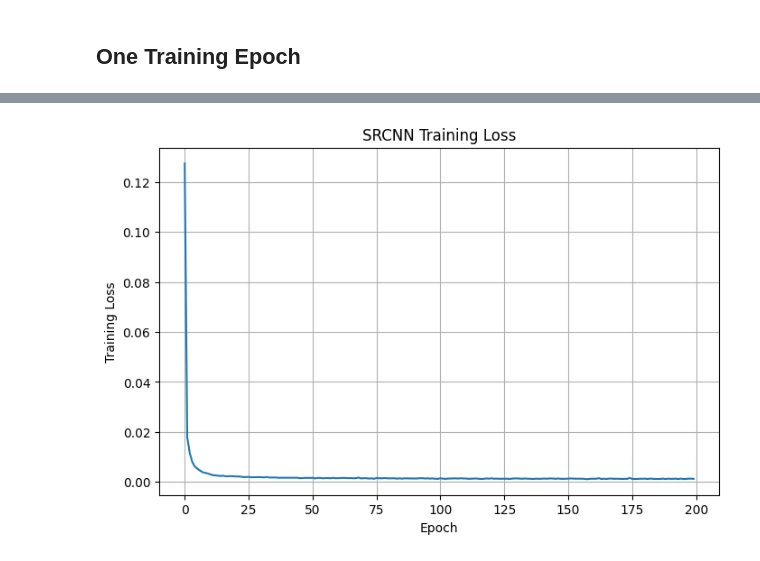
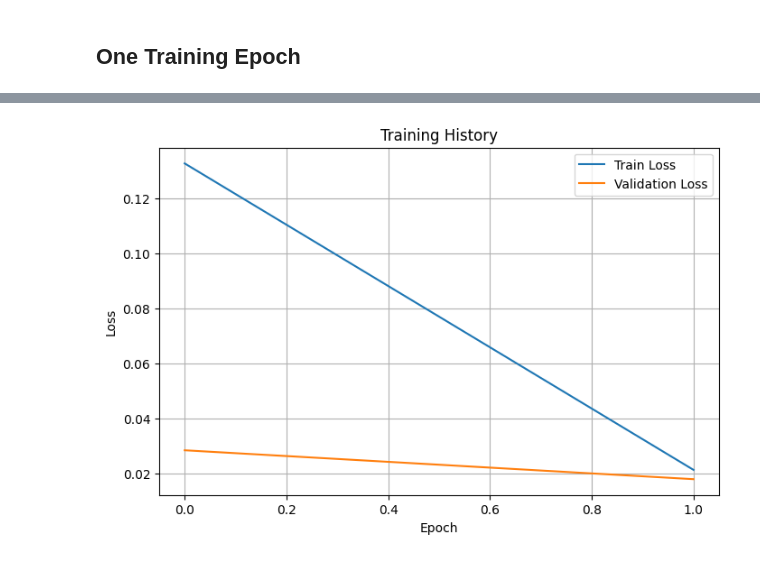
Before and after one commit to Alessioom/RetroSR-CNN, a Jupyter notebook: notebooks/04_training.ipynb, the cells around one changed output, grey strips where cells are left out. Saved outputs shown, nothing was run; the diff lists cells and outputs as text; code cells hidden in the pictures.

Commit message:
Complete training pipeline with validation, scheduler and checkpoints

```diff
--- a/notebooks/04_training.ipynb
+++ b/notebooks/04_training.ipynb
@@ -42,6 +44,7 @@ cuda
 ## DataLoader
 # %%
 train_loader = get_train_loader()
+valid_loader = get_valid_loader()
 # %% [markdown]
 ## Model
 # %%
@@ -71,6 +74,12 @@ optimizer = torch.optim.Adam(
     model.parameters(),
     lr=LEARNING_RATE
 )
+# %%
+scheduler = torch.optim.lr_scheduler.StepLR(
+    optimizer,
+    step_size=50,
+    gamma=0.5
+)
 # %% [markdown]
 ## One Training Epoch
 # %%
@@ -112,16 +167,18 @@ Epoch 200/200 - Loss: 0.001226
 # %%
 import matplotlib.pyplot as plt
 
 plt.figure(figsize=(8,5))
 
-plt.plot(loss_history)
+plt.plot(train_loss_history, label="Train Loss")
+plt.plot(valid_loss_history, label="Validation Loss")
 
 plt.xlabel("Epoch")
-plt.ylabel("Training Loss")
-plt.title("SRCNN Training Loss")
+plt.ylabel("Loss")
+plt.title("Training History")
 
+plt.legend()
 plt.grid(True)
 
 plt.show()
 # %% [output]
-[figure, old version]
+[figure, new version]
```
Also changed, not shown: parts of 5 cells of this notebook, 7 other files.
